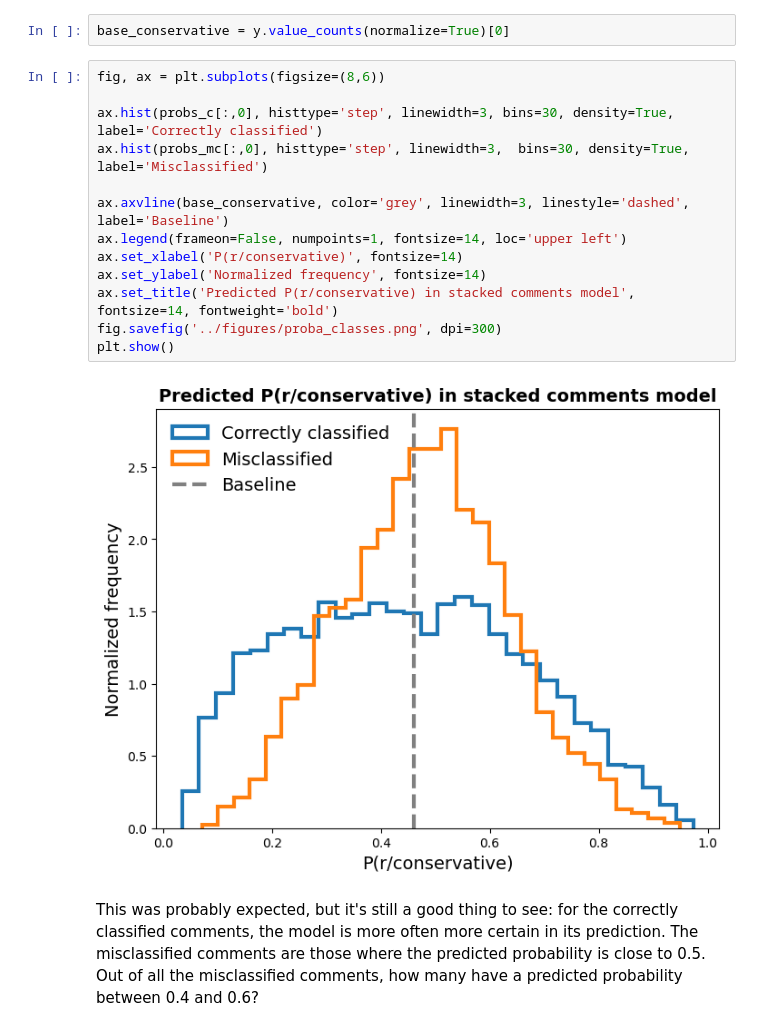
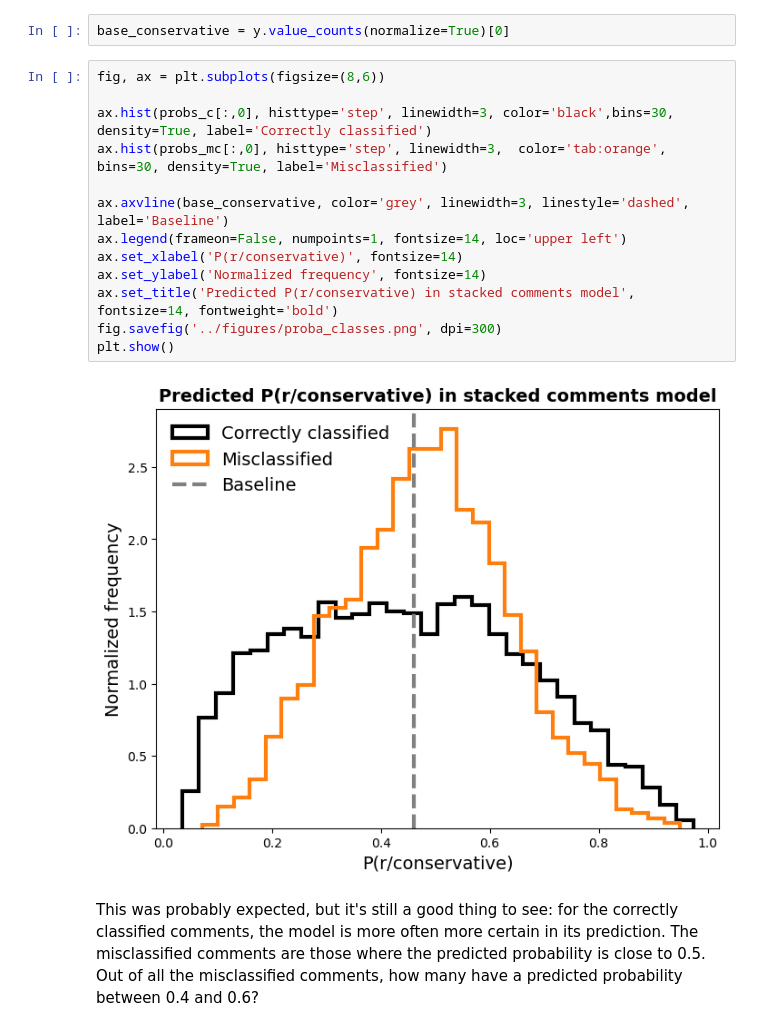
Before and after one commit to martijndevries/NLP_Reddit, a Jupyter notebook: code/model_insights_conclusions.ipynb, the cells around one changed output. Saved outputs shown, nothing was run; the diff lists cells and outputs as text.

```diff
--- a/code/model_insights_conclusions.ipynb
+++ b/code/model_insights_conclusions.ipynb
@@ -785,18 +786,18 @@ base_conservative = y.value_counts(normalize=True)[0]
 # %%
 fig, ax = plt.subplots(figsize=(8,6))
 
-ax.hist(probs_c[:,0], histtype='step', linewidth=3, bins=30, density=True, label='Correctly classified')
-ax.hist(probs_mc[:,0], histtype='step', linewidth=3,  bins=30, density=True, label='Misclassified')
+ax.hist(probs_c[:,0], histtype='step', linewidth=3, color='black',bins=30, density=True, label='Correctly classified')
+ax.hist(probs_mc[:,0], histtype='step', linewidth=3,  color='tab:orange', bins=30, density=True, label='Misclassified')
 
 ax.axvline(base_conservative, color='grey', linewidth=3, linestyle='dashed', label='Baseline')
 ax.legend(frameon=False, numpoints=1, fontsize=14, loc='upper left')
 ax.set_xlabel('P(r/conservative)', fontsize=14)
 ax.set_ylabel('Normalized frequency', fontsize=14)
 ax.set_title('Predicted P(r/conservative) in stacked comments model', fontsize=14, fontweight='bold')
 fig.savefig('../figures/proba_classes.png', dpi=300)
 plt.show()
 # %% [output]
-[figure, old version]
+[figure, new version]
 # %% [markdown]
 This was probably expected, but it's still a good thing to see: for the correctly classified comments, the model is more often more certain in its prediction. The misclassified comments are those where the predicted probability is close to 0.5. Out of all the misclassified comments, how many have a predicted probability between 0.4 and 0.6?
 # %%
```
Also changed, not shown: parts of 3 cells of this notebook, 6 other files.
